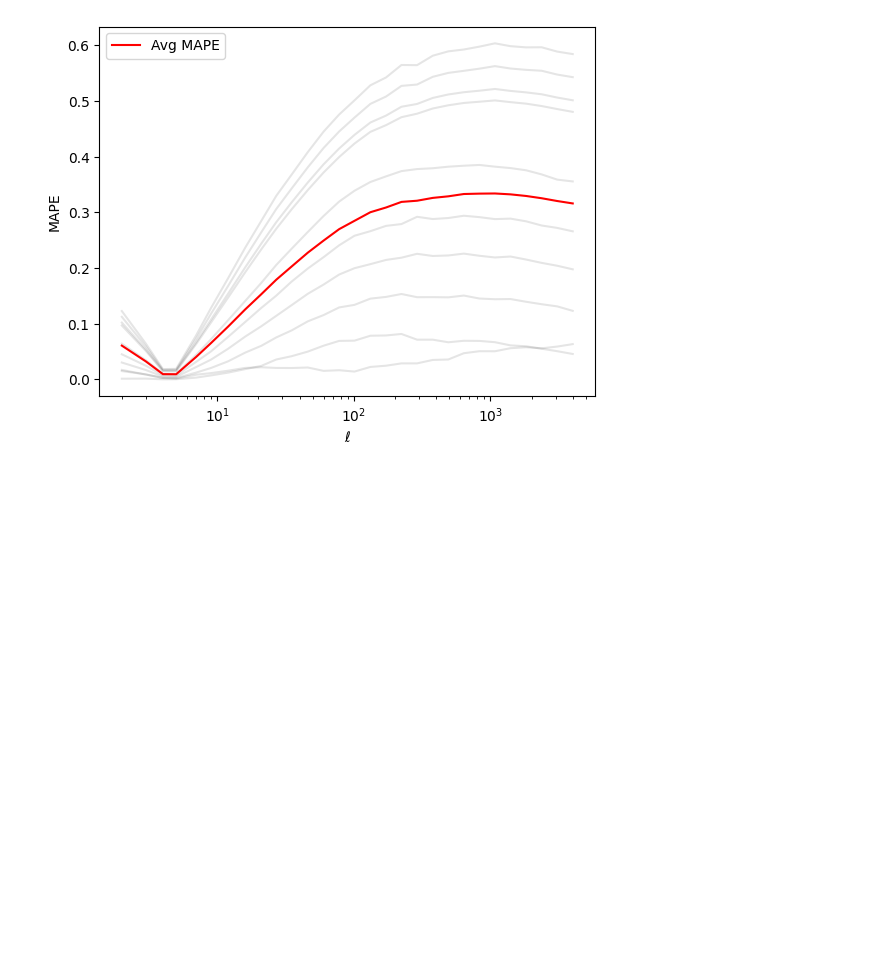
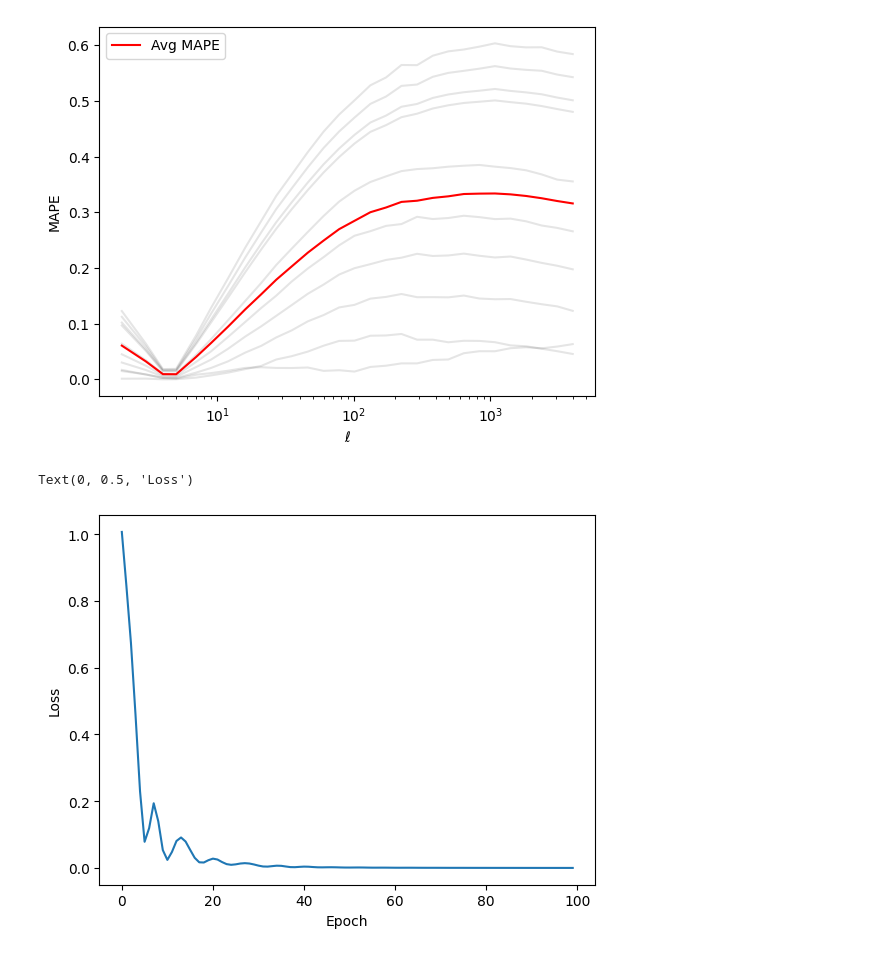
Before and after one commit to CMacM/CosyMAML, a Jupyter notebook: C_ell_EMU.ipynb, the cells around one changed output. Drawn from its saved outputs; the diff is of its cells as text; code cells hidden in the pictures; blank space fills up the shorter version.

```diff
--- a/C_ell_EMU.ipynb
+++ b/C_ell_EMU.ipynb
@@ -136,3 +136,12 @@ plt.legend()
 # %% [output]
 <matplotlib.legend.Legend at 0x...>
 [figure]
+# %%
+# plot training loss
+plt.figure()
+plt.plot(train_losses)
+plt.xlabel('Epoch')
+plt.ylabel('Loss')
+# %% [output]
+Text(0, 0.5, 'Loss')
+[figure, added]
```
Also changed, not shown: 2 other files.
